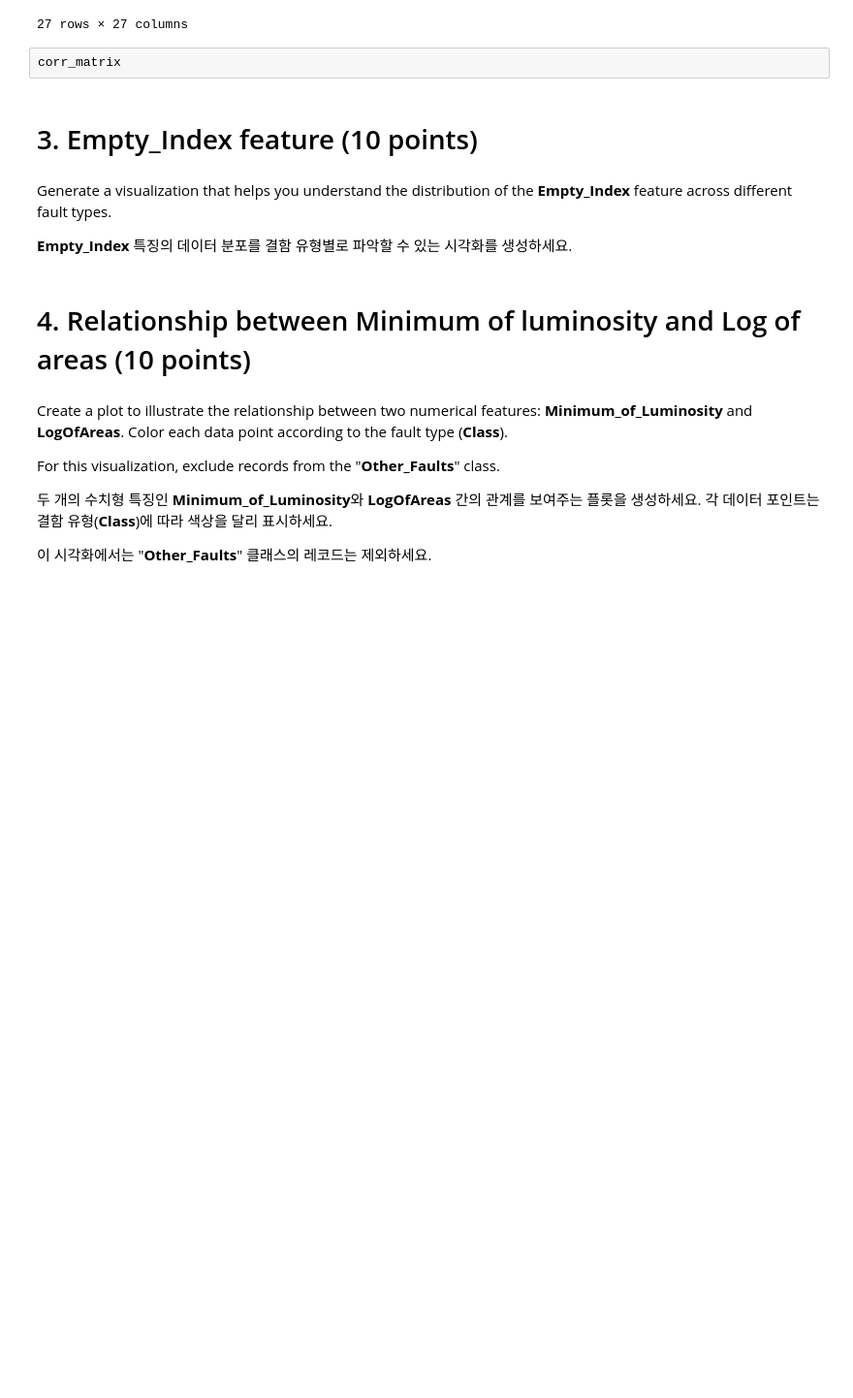
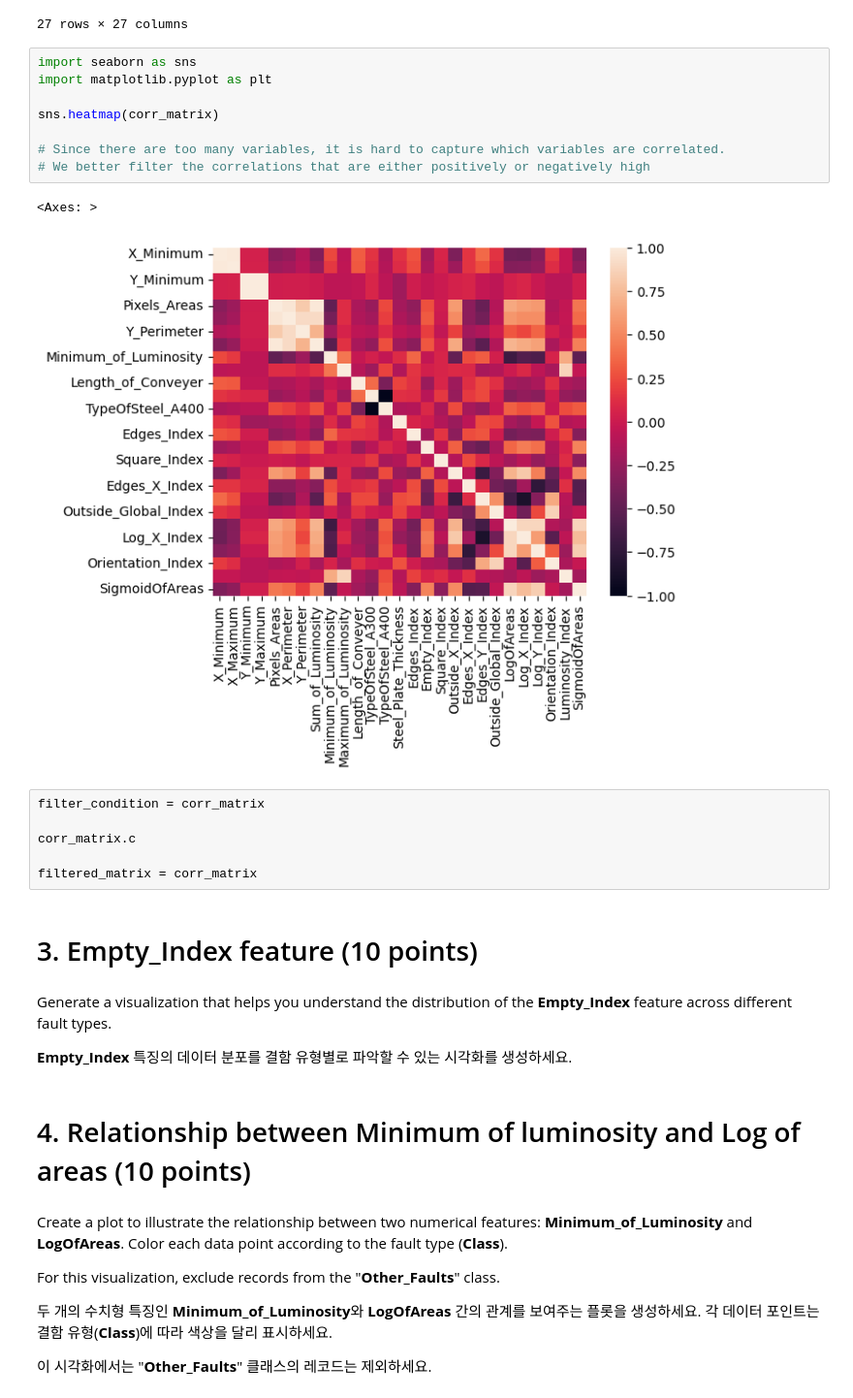
Before and after one commit to SyngyeonTak/Best-README-Template, a Jupyter notebook: DAEM_Midterm_practical_test.ipynb, the cells around one changed output. Shown: that part at 97% size. Drawn from its saved outputs; the diff is of its cells as text; blank space fills up the shorter version.

```diff
--- a/DAEM_Midterm_practical_test.ipynb
+++ b/DAEM_Midterm_practical_test.ipynb
@@ -143,8 +143,23 @@ corr_matrix
 | Luminosity_Index | -0.031578 | -0.038996 | -0.090654 | -0.090666 | -0.043449 | -0.032617 | -0.047778 | -0.014067 | ... |
 | SigmoidOfAreas | -0.355251 | -0.286736 | 0.025257 | 0.025284 | 0.422947 | 0.380605 | 0.191772 | 0.464248 | ... |
 27 rows × 27 columns
-# %%
-corr_matrix
+# %%
+import seaborn as sns
+import matplotlib.pyplot as plt
+
+sns.heatmap(corr_matrix)
+
+# Since there are too many variables, it is hard to capture which variables are correlated.
+# We better filter the correlations that are either positively or negatively high
+# %% [output]
+<Axes: >
+[figure, added]
+# %%
+filter_condition = corr_matrix
+
+corr_matrix.c
+
+filtered_matrix = corr_matrix
 # %% [markdown]
 # 3. Empty_Index feature (10 points)
 # %% [markdown]
```
Also changed, not shown: parts of 1 cell of this notebook.
